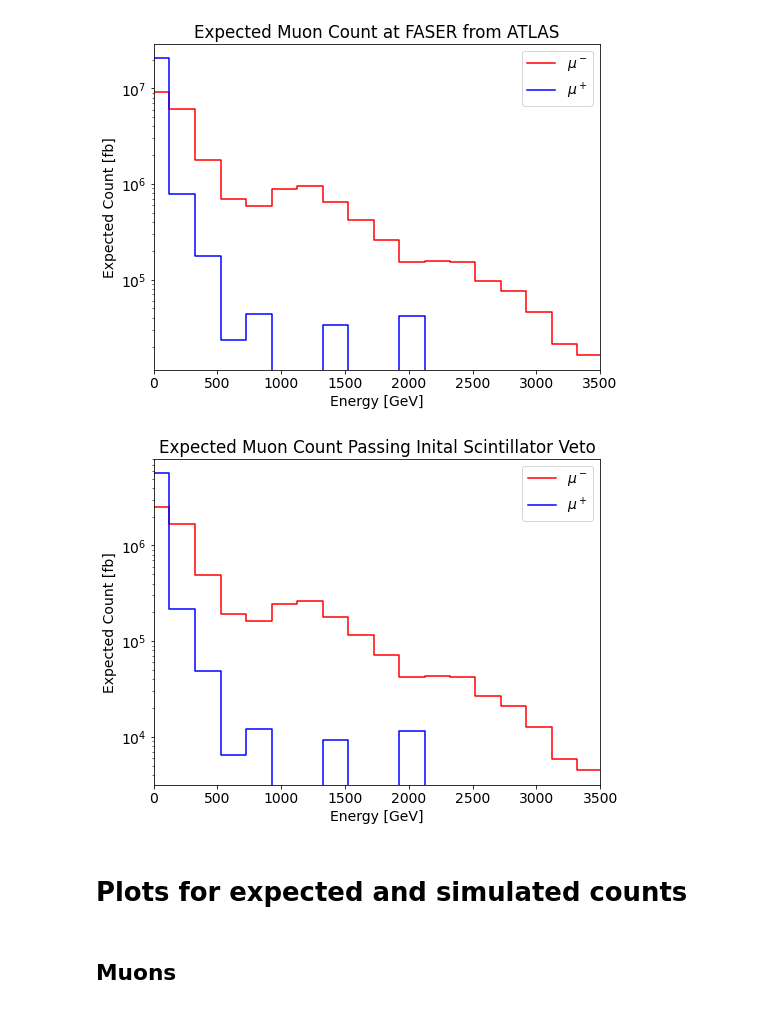
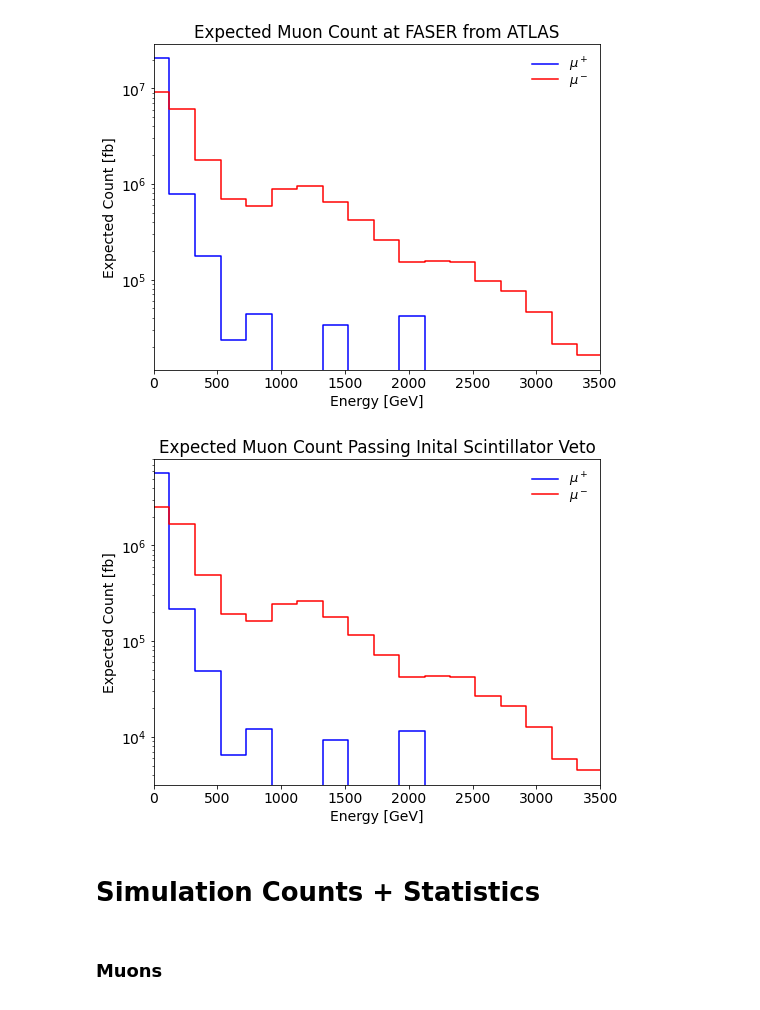
Before and after one commit to mwaterbury/scintillatorneutrinos, a Jupyter notebook: PlotsForPaper.ipynb, the cells around one changed output. Drawn from its saved outputs; the diff is of its cells as text; code cells hidden in the pictures.

```diff
--- a/PlotsForPaper.ipynb
+++ b/PlotsForPaper.ipynb
@@ -18,0 +21,13 @@ matplotlib.rcParams.update({'font.size': 14})
+# %%
+def plot1D(data, color='k', label=None, linestyle='-', style='step'):
+    # extract data
+    x,y,yerr = data[0], data[1], data[2]
+
+    # plot binned data
+    if style == 'step':
+        plt.step(np.append(0,x), np.append(y[0],y), linestyle=linestyle, color=color, label=label)
+    elif style == 'scatter':
+        plt.scatter(x, y, color=color, label=label, marker='.')
+        plt.errorbar(x, y, yerr=yerr, fmt='.', color=color)
+    else:
+        print('Error: No such style method')
@@ -58,38 +118,44 @@ veto = 10 ** -6
 A_tot_veto = A_lr + A_tb + A_c * veto
 # %%
 fig = plt.figure(figsize=(8,6))
+ax = plt.subplot(1,1,1)
 
-posY = expFluPmu * A_tot / LHCflu
-negY = expFluNmu * A_tot / LHCflu
+scale = A_tot / LHCflu
+dataset1 = np.array([expEnergy, expFluPmu * scale, np.zeros(np.shape(expFluPmu))])
+dataset2 = np.array([expEnergy, expFluNmu * scale, np.zeros(np.shape(expFluNmu))])
 
-plt.step(np.append(0,expEnergy), np.append(negY[0],negY), linestyle='-', color='r', label='$\mu^-$')
-plt.step(np.append(0,expEnergy), np.append(posY[0],posY), linestyle='-', color='b', label='$\mu^+$')
+plt.sca(ax)
+plot1D(dataset1, style='step', color='b', label='$\mu^+$')
+plot1D(dataset2, style='step', color='r', label='$\mu^-$')
 
 plt.xlim([0,3500])
 
 plt.yscale('log')
-plt.legend()
+plt.legend(frameon=False, labelspacing=0, fontsize=13)
 
 plt.xlabel('Energy [GeV]')
 plt.ylabel('Expected Count [fb]')
 plt.title('Expected Muon Count at FASER from ATLAS')
 
 fig.savefig('GeneratedPlots/expMuonCount.pdf')
 # %% [output]
-[figure, old version]
+[figure, new version]
 # %%
 fig = plt.figure(figsize=(8,6))
+ax = plt.subplot(1,1,1)
 
-posY = expFluPmu * A_tot_veto / LHCflu
-negY = expFluNmu * A_tot_veto / LHCflu
+scale = A_tot_veto / LHCflu
+dataset1 = np.array([expEnergy, expFluPmu * scale, np.zeros(np.shape(expFluPmu))])
+dataset2 = np.array([expEnergy, expFluNmu * scale, np.zeros(np.shape(expFluNmu))])
 
-plt.step(np.append(0,expEnergy), np.append(negY[0],negY), linestyle='-', color='r', label='$\mu^-$')
-plt.step(np.append(0,expEnergy), np.append(posY[0],posY), linestyle='-', color='b', label='$\mu^+$')
+plt.sca(ax)
+plot1D(dataset1, style='step', color='b', label='$\mu^+$')
+plot1D(dataset2, style='step', color='r', label='$\mu^-$')
 
 plt.xlim([0,3500])
 
 plt.yscale('log')
-plt.legend()
+plt.legend(frameon=False, labelspacing=0, fontsize=13)
 
 plt.xlabel('Energy [GeV]')
 plt.ylabel('Expected Count [fb]')
@@ -97,11 +163,11 @@ plt.title('Expected Muon Count Passing Inital Scintillator Veto')
 
 fig.savefig('GeneratedPlots/expMuonCountPass.pdf')
 # %% [output]
-[figure, old version]
+[figure, new version]
 # %% [markdown]
-# Plots for expected and simulated counts
+# Simulation Counts + Statistics
 # %% [markdown]
-## Muons
+### Muons
 # %%
 def countSimTotals(files):
 
```
Also changed, not shown: parts of 30 cells of this notebook, 22 other files.
